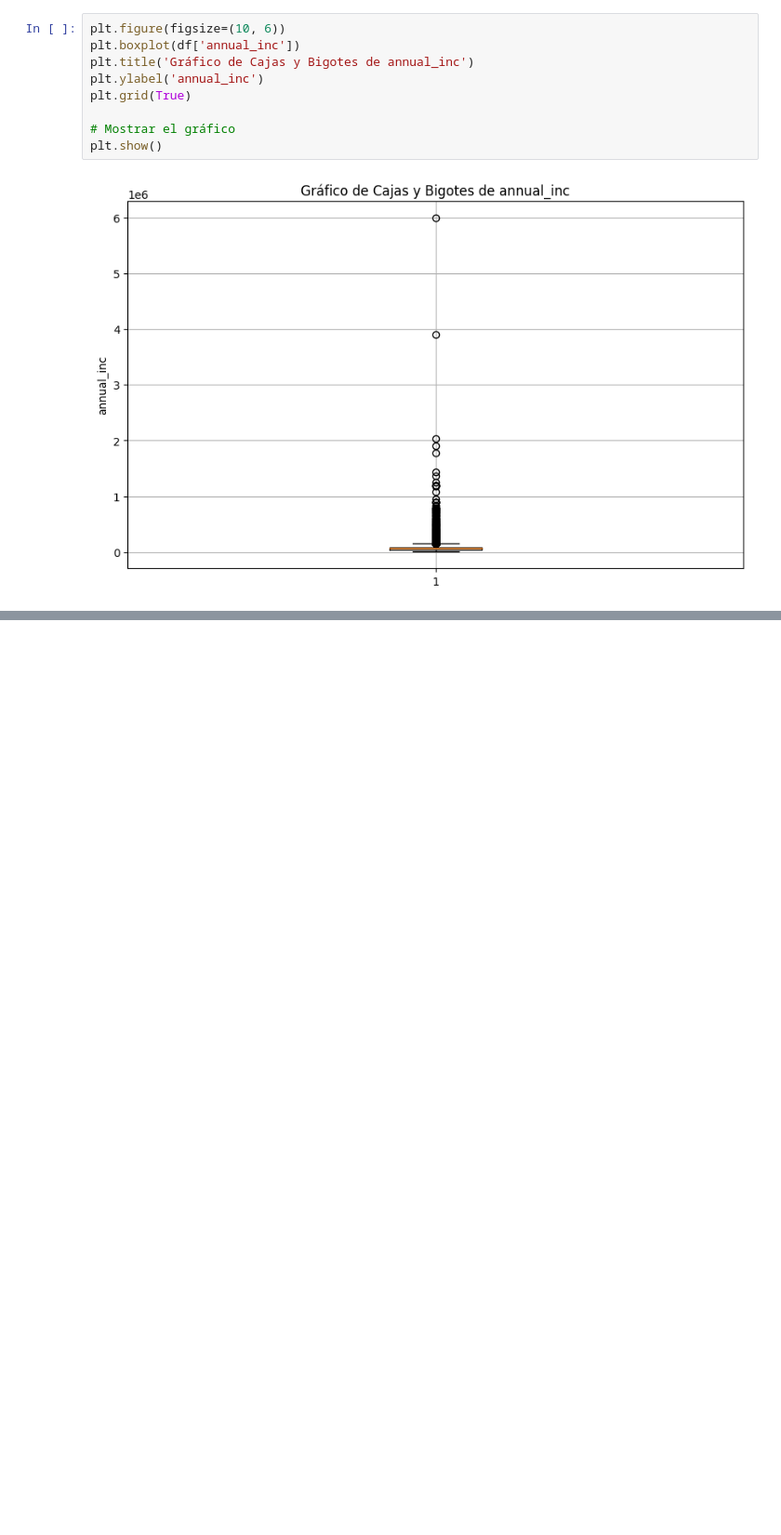
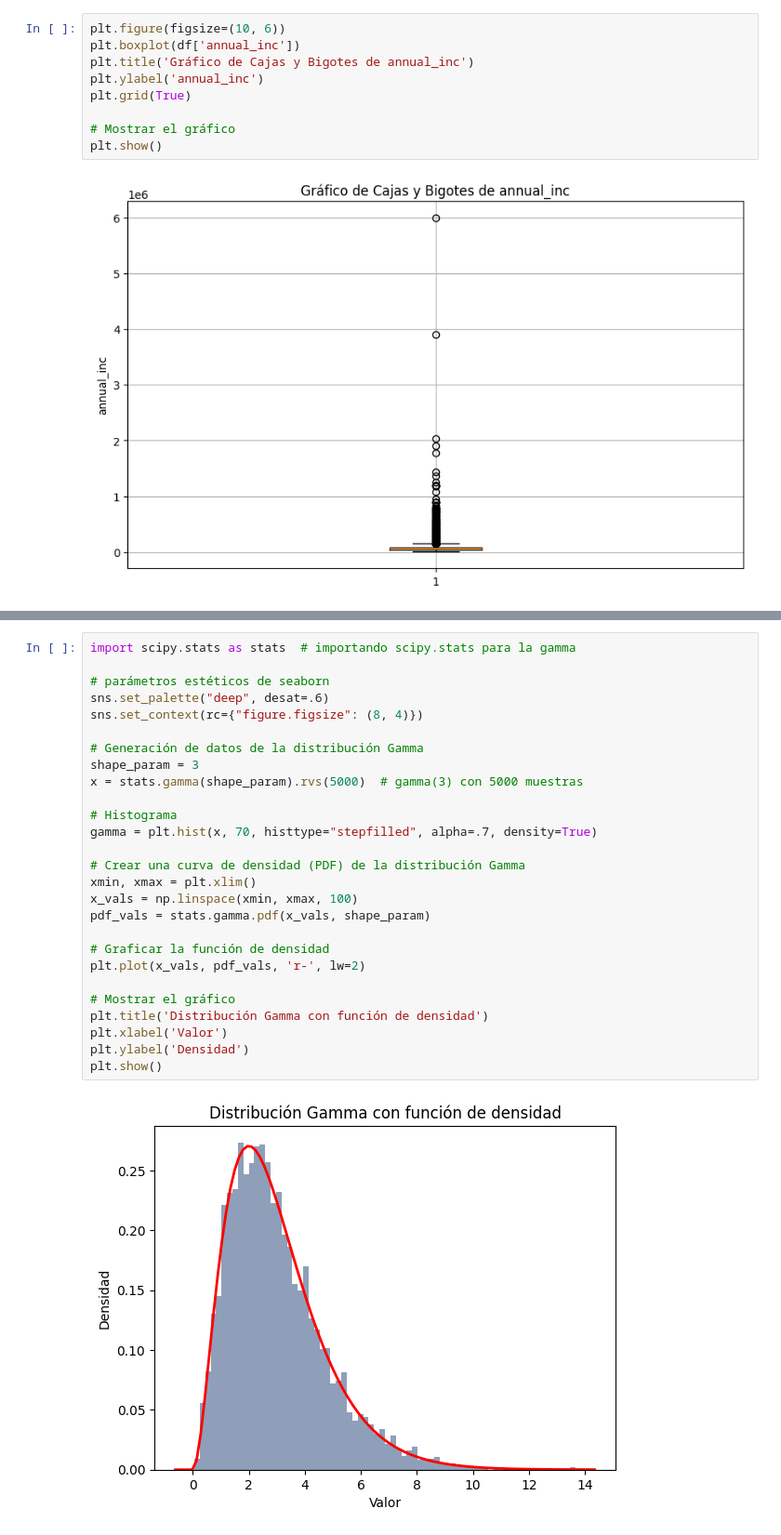
Before and after one commit to cdeoroaguado/jbook_ml202430, a Jupyter notebook: _sources/modulo_3.ipynb, the cells around one changed output, grey strips where cells are left out. Shown: that part at 93% size. Drawn from its saved outputs; the diff is of its cells as text; blank space fills up the shorter version.

```diff
--- a/_sources/modulo_3.ipynb
+++ b/_sources/modulo_3.ipynb
@@ -366,0 +560,29 @@ df.profile_report()
+# %%
+import scipy.stats as stats  # importando scipy.stats para la gamma
+
+# parámetros estéticos de seaborn
+sns.set_palette("deep", desat=.6)
+sns.set_context(rc={"figure.figsize": (8, 4)})
+
+# Generación de datos de la distribución Gamma
+shape_param = 3
+x = stats.gamma(shape_param).rvs(5000)  # gamma(3) con 5000 muestras
+
+# Histograma
+gamma = plt.hist(x, 70, histtype="stepfilled", alpha=.7, density=True)
+
+# Crear una curva de densidad (PDF) de la distribución Gamma
+xmin, xmax = plt.xlim()
+x_vals = np.linspace(xmin, xmax, 100)
+pdf_vals = stats.gamma.pdf(x_vals, shape_param)
+
+# Graficar la función de densidad
+plt.plot(x_vals, pdf_vals, 'r-', lw=2)
+
+# Mostrar el gráfico
+plt.title('Distribución Gamma con función de densidad')
+plt.xlabel('Valor')
+plt.ylabel('Densidad')
+plt.show()
+# %% [output]
+[figure, added]
```
Also changed, not shown: parts of 96 cells of this notebook, 16 other files.
